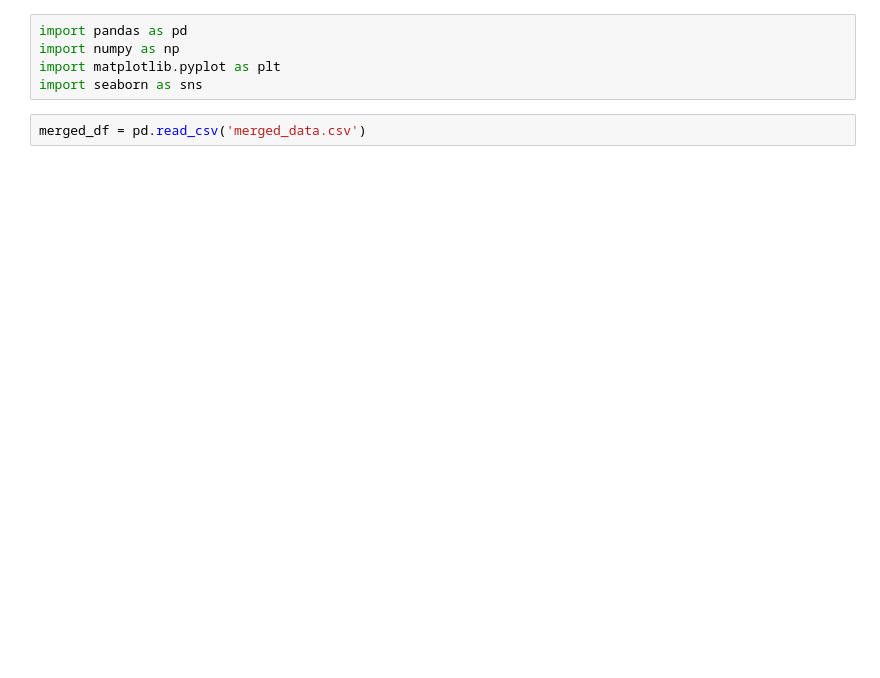
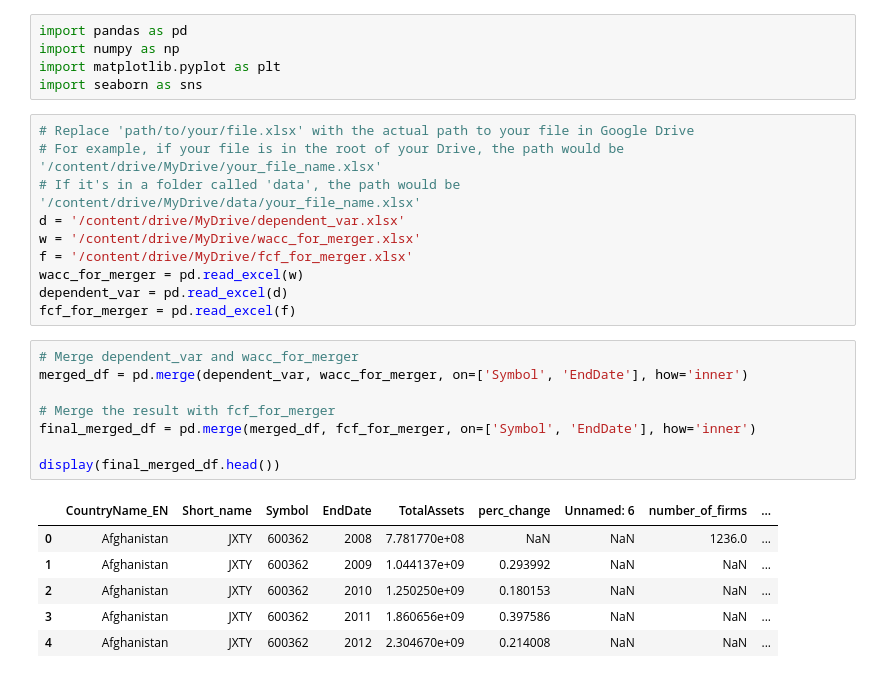
Before and after one commit to omar4646/My_repository, a Jupyter notebook: growth_option_cal.ipynb, the cells around one changed output. Cells and saved outputs as stored; diff of their text form; blank space fills up the shorter version.

```diff
--- a/growth_option_cal.ipynb
+++ b/growth_option_cal.ipynb
@@ -5,5 +5,28 @@ import pandas as pd
 import numpy as np
 import matplotlib.pyplot as plt
 import seaborn as sns
-# %%
-merged_df = pd.read_csv('merged_data.csv')
+# %%
+# Replace 'path/to/your/file.xlsx' with the actual path to your file in Google Drive
+# For example, if your file is in the root of your Drive, the path would be '/content/drive/MyDrive/your_file_name.xlsx'
+# If it's in a folder called 'data', the path would be '/content/drive/MyDrive/data/your_file_name.xlsx'
+d = '/content/drive/MyDrive/dependent_var.xlsx'
+w = '/content/drive/MyDrive/wacc_for_merger.xlsx'
+f = '/content/drive/MyDrive/fcf_for_merger.xlsx'
+wacc_for_merger = pd.read_excel(w)
+dependent_var = pd.read_excel(d)
+fcf_for_merger = pd.read_excel(f)
+# %%
+# Merge dependent_var and wacc_for_merger
+merged_df = pd.merge(dependent_var, wacc_for_merger, on=['Symbol', 'EndDate'], how='inner')
+
+# Merge the result with fcf_for_merger
+final_merged_df = pd.merge(merged_df, fcf_for_merger, on=['Symbol', 'EndDate'], how='inner')
+
+display(final_merged_df.head())
+# %% [output]
+|  | CountryName_EN | Short_name | Symbol | EndDate | TotalAssets | perc_change | Unnamed: 6 | number_of_firms | ... |
+| 0 | Afghanistan | JXTY | 600362 | 2008 | 7.781770e+08 | NaN | NaN | 1236.0 | ... |
+| 1 | Afghanistan | JXTY | 600362 | 2009 | 1.044137e+09 | 0.293992 | NaN | NaN | ... |
+| 2 | Afghanistan | JXTY | 600362 | 2010 | 1.250250e+09 | 0.180153 | NaN | NaN | ... |
+| 3 | Afghanistan | JXTY | 600362 | 2011 | 1.860656e+09 | 0.397586 | NaN | NaN | ... |
+| 4 | Afghanistan | JXTY | 600362 | 2012 | 2.304670e+09 | 0.214008 | NaN | NaN | ... |
```
Also changed, not shown: parts of 8 cells of this notebook.
